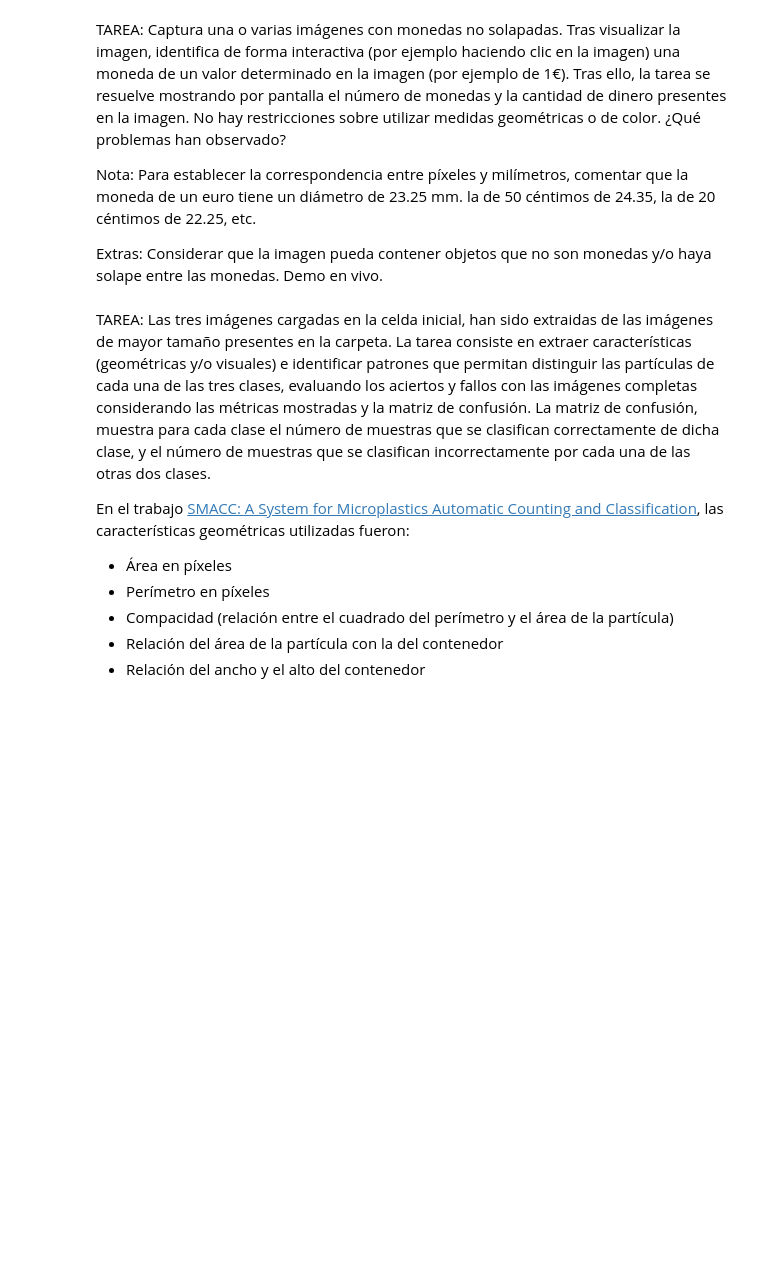
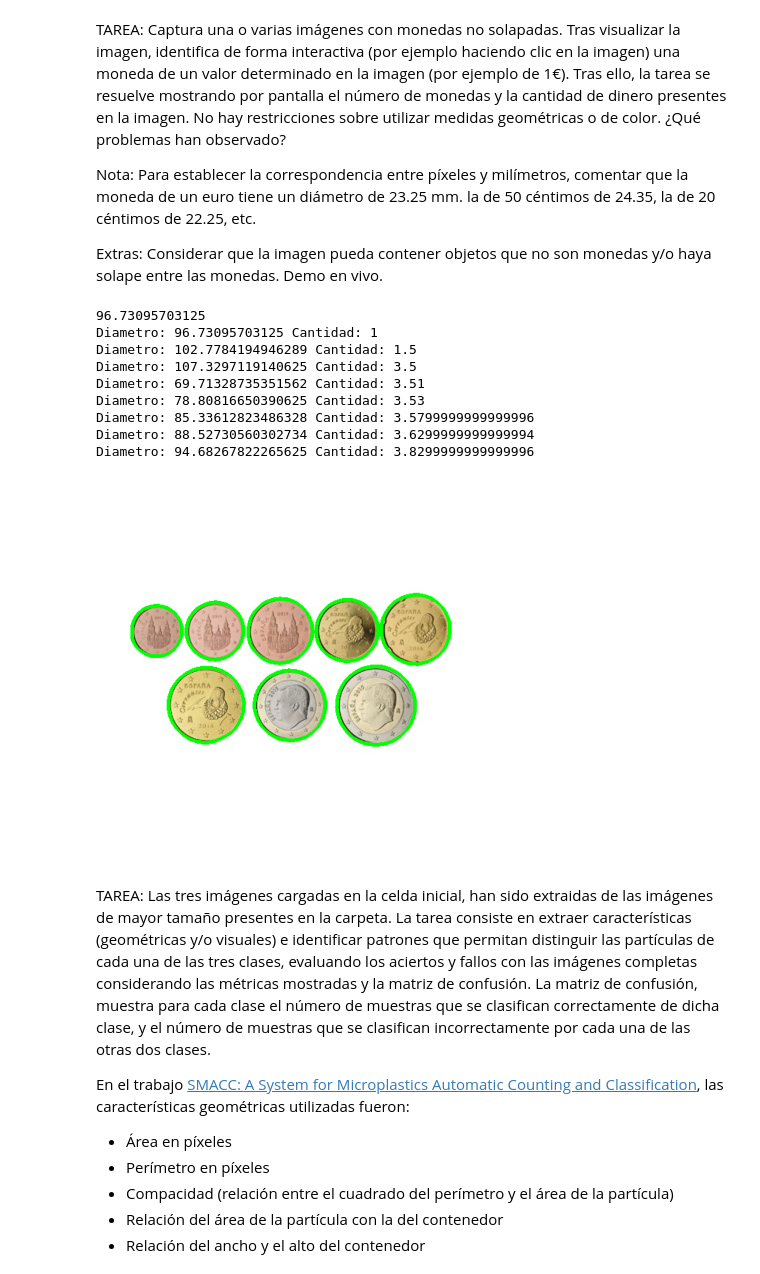
Before and after one commit to VisionPorComputador-G17/P3, a Jupyter notebook: VC_P3.ipynb, the cells around one changed output. Saved outputs shown, nothing was run; the diff lists cells and outputs as text; code cells hidden in the pictures; blank space fills up the shorter version.

Commit message:
Tarea 1 - Segun la imagen, no se contabiliza correctamente las monedas.

```diff
--- a/VC_P3.ipynb
+++ b/VC_P3.ipynb
@@ -17,6 +17,86 @@ TAREA: Captura una o varias imágenes con monedas no solapadas. Tras visualizar
 Nota: Para establecer la correspondencia entre píxeles y milímetros, comentar que la moneda de un euro tiene un diámetro de 23.25 mm. la de 50 céntimos de 24.35, la de 20 céntimos de 22.25, etc.
 
 Extras: Considerar que la imagen pueda contener objetos que no son monedas y/o haya solape entre las monedas. Demo en vivo.
+# %%
+img = cv2.imread('Monedas2.jpg')
+img_rgb = cv2.cvtColor(img, cv2.COLOR_BGR2RGB)
+img_gris = cv2.cvtColor(img_rgb, cv2.COLOR_RGB2GRAY)
+
+img_ggris = cv2.GaussianBlur(img_gris, (11, 11), 0)
+
+th,img_th = cv2.threshold(img_ggris,0,255,cv2.THRESH_BINARY_INV+cv2.THRESH_OTSU)
+
+contornos, hierarchy = cv2.findContours(img_th, cv2.RETR_EXTERNAL, cv2.CHAIN_APPROX_SIMPLE)
+
+cv2.drawContours(img_rgb, contornos, -1, (0, 255, 0), 3)
+
+radios = []
+
+selected_radius = None
+
+def select_coin(event, x, y, flags, param):
+    global selected_radius
+    if event == cv2.EVENT_LBUTTONDOWN:
+        for c in contornos:
+            (cx, cy), radio = cv2.minEnclosingCircle(c)
+            if cv2.pointPolygonTest(c, (x, y), False) >= 0:
+                selected_radius = radio
+                break
+
+cv2.imshow("Selecciona la moneda de 1 euro", img)
+cv2.setMouseCallback("Selecciona la moneda de 1 euro", select_coin)
+
+while selected_radius is None:
+    if cv2.waitKey(10) == 27:
+        break
+
+for c in contornos:
+    area = cv2.contourArea(c)
+    if area > 10:
+        (cx, cy), radio = cv2.minEnclosingCircle(c)
+        radios.append(radio)
+
+coins_diameter = [16.26, 18.75, 21.25, 19.75, 22.25, 24.25, 23.25, 25.75]
+coins_value = [0.01, 0.02, 0.05, 0.1, 0.2, 0.5, 1, 2]
+
+if selected_radius:
+    ratio = selected_radius * 2 / coins_diameter[6]
+
+money_amount = 0
+tolerance = 4
+print(selected_radius * 2)
+
+for radio in radios:
+    diameter = radio * 2
+    detected = False
+
+    for coin_diameter, coin_value in zip(coins_diameter, coins_value):
+        if abs(diameter - ratio * coin_diameter) < tolerance:
+            money_amount += coin_value
+            detected = True
+            break
+
+    if not detected:
+        money_amount += coins_value[-1]
+
+    print("Diametro:", diameter, "Cantidad:", money_amount)
+
+# print(money_amount)
+plt.imshow(img_rgb)
+plt.axis("off")
+
+cv2.destroyAllWindows()
+# %% [output]
+96.73095703125
+Diametro: 96.73095703125 Cantidad: 1
+Diametro: 102.7784194946289 Cantidad: 1.5
+Diametro: 107.3297119140625 Cantidad: 3.5
+Diametro: 69.71328735351562 Cantidad: 3.51
+Diametro: 78.80816650390625 Cantidad: 3.53
+Diametro: 85.33612823486328 Cantidad: 3.5799999999999996
+Diametro: 88.52730560302734 Cantidad: 3.6299999999999994
+Diametro: 94.68267822265625 Cantidad: 3.8299999999999996
+[figure, added]
 # %% [markdown]
 TAREA: Las tres imágenes cargadas en la celda inicial, han sido extraidas de las imágenes de mayor tamaño presentes en la carpeta. La tarea consiste en extraer características (geométricas y/o visuales) e identificar patrones que permitan distinguir las partículas de cada una de las tres clases, evaluando los aciertos y fallos con las imágenes completas considerando las métricas mostradas y la matriz de confusión. La matriz de confusión, muestra para cada clase el número de muestras que se clasifican correctamente de dicha clase, y el número de muestras que se clasifican incorrectamente por cada una de las otras dos clases.
 
```
Also changed, not shown: 1 other file.
